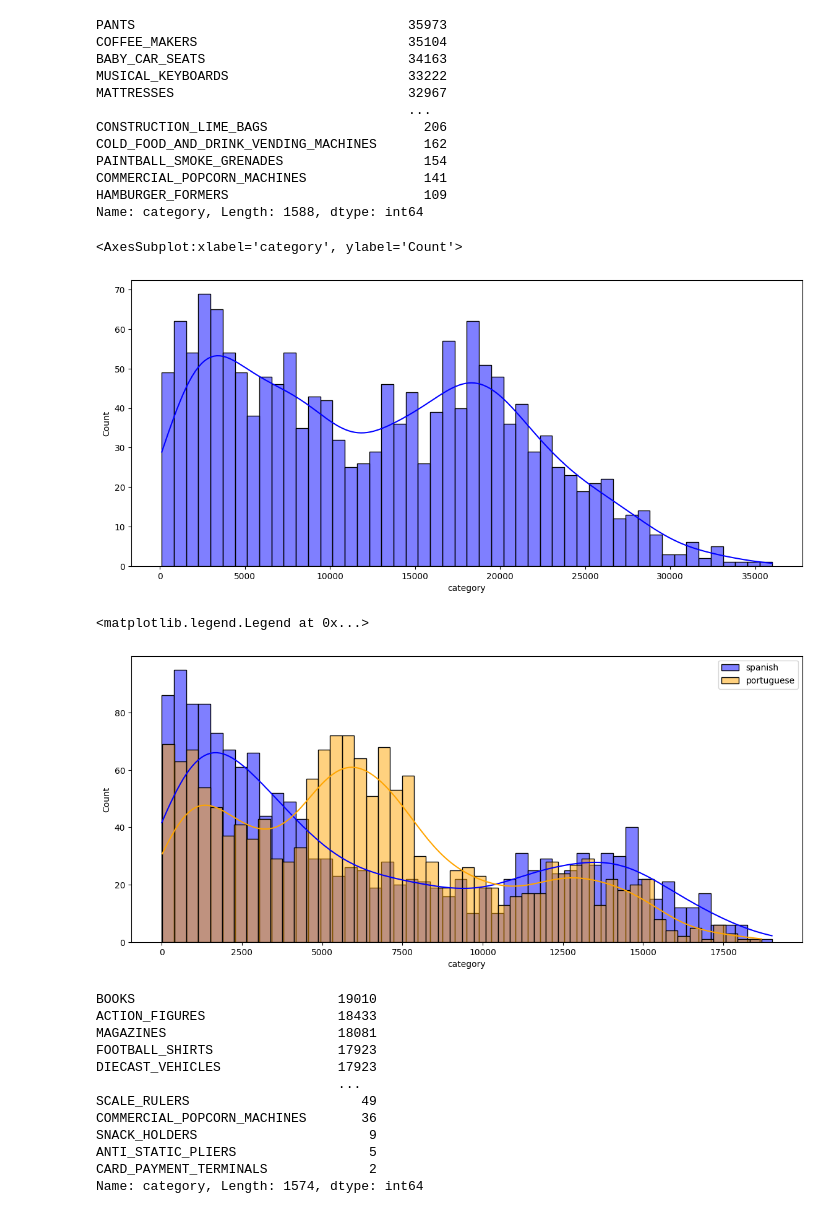
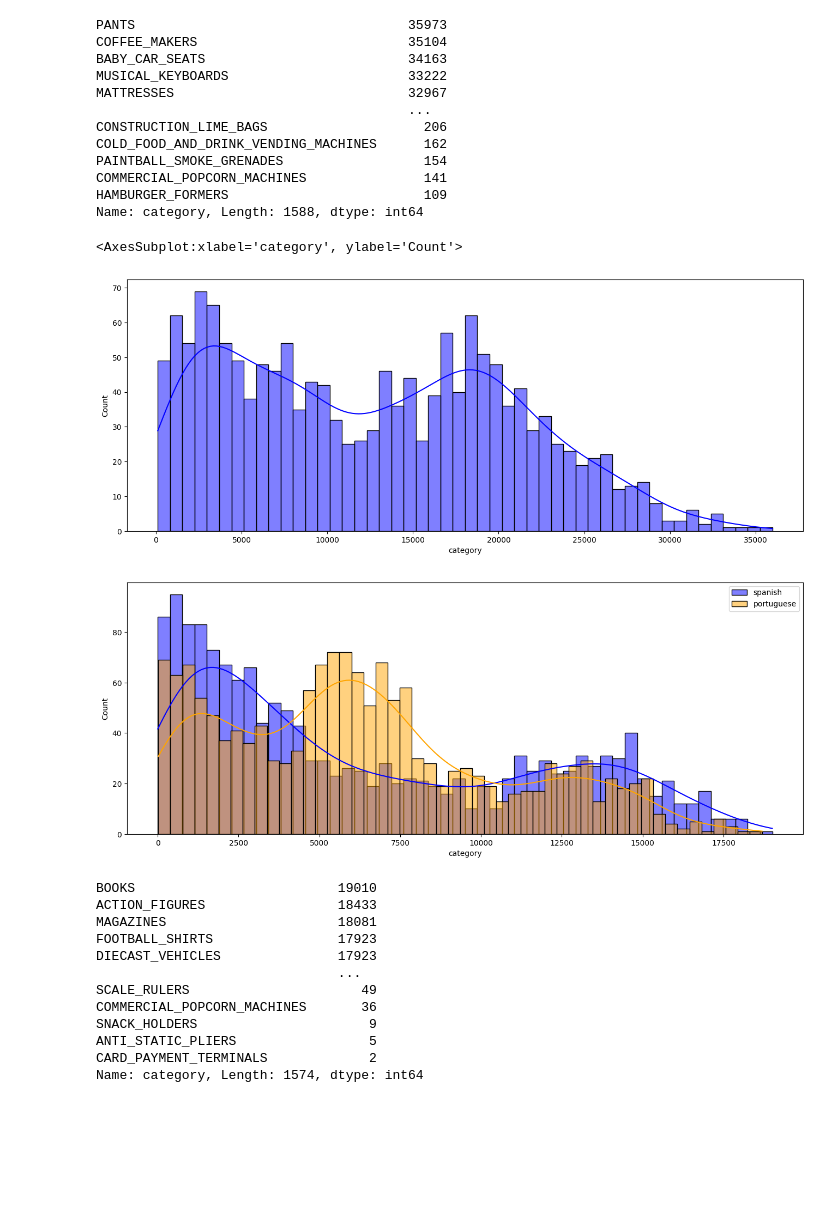
Before and after one commit to bleand/meli2019, a Jupyter notebook: notebooks/1 - EDA.ipynb, the cells around one changed output. Cells and saved outputs as stored; diff of their text form; code cells hidden in the pictures; blank space fills up the shorter version.

Commit message:
EDA plotting functions

```diff
--- a/notebooks/1 - EDA.ipynb
+++ b/notebooks/1 - EDA.ipynb
@@ -130,21 +160,23 @@ COMMERCIAL_POPCORN_MACHINES               141
 HAMBURGER_FORMERS                         109
 Name: category, Length: 1588, dtype: int64
 # %%
-plt.figure(figsize=(14,6))
+plt.figure(figsize=(16,6), dpi=100)
 sns.histplot(train_data.category.value_counts(), color='blue', bins=50, kde=True)
 # %% [output]
 <AxesSubplot:xlabel='category', ylabel='Count'>
-[figure, old version]
+[figure, new version]
 # %%
-plt.figure(figsize=(14,6))
+img_path = './../images/3_categoryhistogram.png'
+plt.figure(figsize=(16,6), dpi=100)
 sns.histplot(train_data[train_data.language == 'spanish'].category.value_counts(),
              label='spanish', kde=True, color='blue', bins=50)
-sns.histplot(train_data[train_data.language == 'portuguese'].category.value_counts(),
+sns_plot = sns.histplot(train_data[train_data.language == 'portuguese'].category.value_counts(),
              label='portuguese', kde=True, color='orange', bins=50)
 plt.legend()
+fig = sns_plot.get_figure()
+fig.savefig(img_path,bbox_inches='tight')
 # %% [output]
-<matplotlib.legend.Legend at 0x...>
-[figure, old version]
+[figure, new version]
 # %%
 train_data[train_data.language == "spanish"].category.value_counts(sort=True)
 # %% [output]
```
Also changed, not shown: parts of 9 cells of this notebook.
